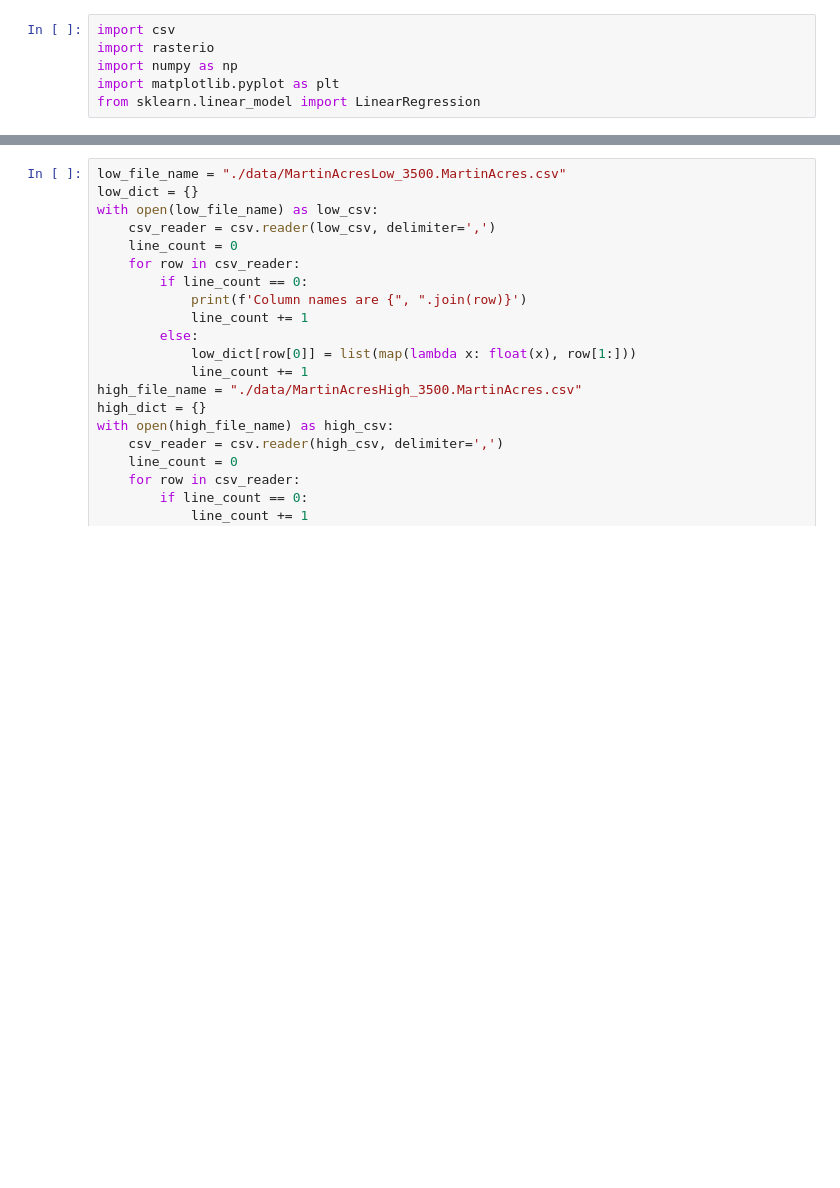
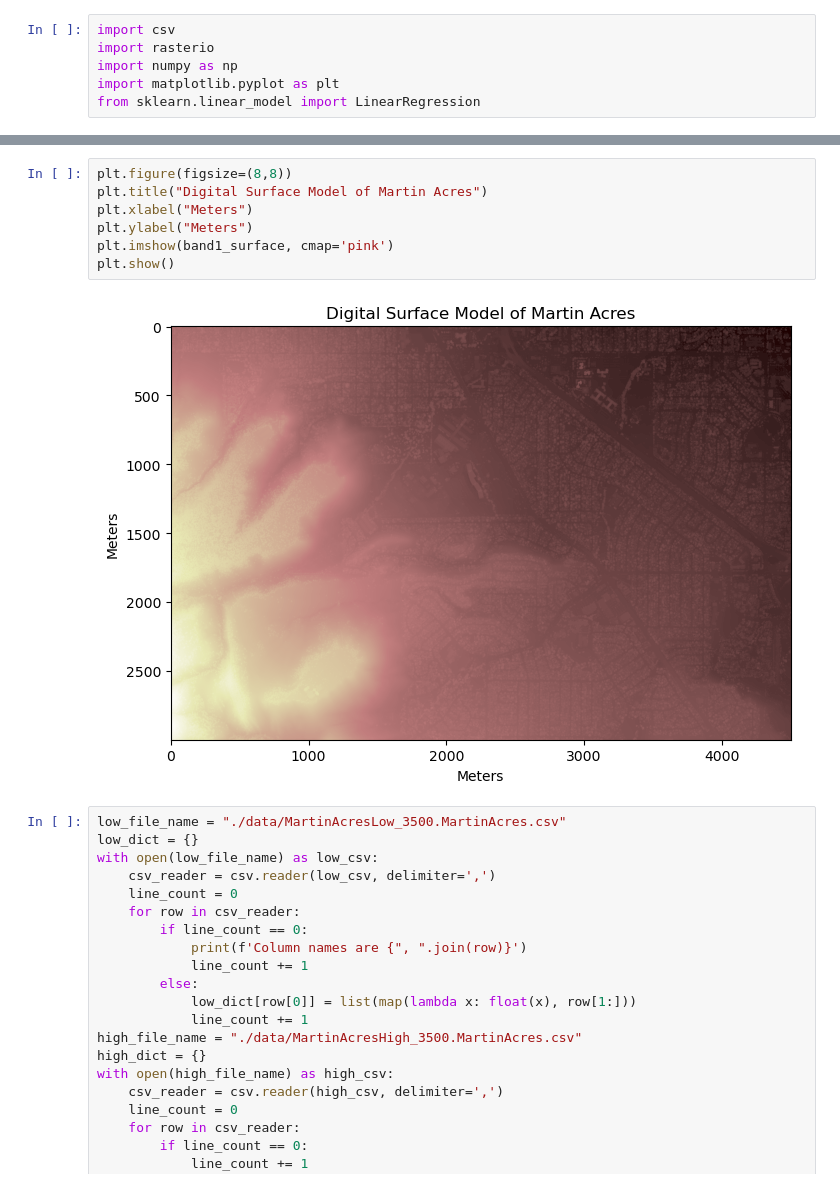
Before and after one commit to ISART-2024-tutorial/course-materials, a Jupyter notebook: Lesson2.ipynb, the cells around one changed output, grey strips where cells are left out. Drawn from its saved outputs; the diff is of its cells as text; blank space fills up the shorter version.

```diff
--- a/Lesson2.ipynb
+++ b/Lesson2.ipynb
@@ -7,3 +50,12 @@ from sklearn.linear_model import LinearRegression
+# %%
+plt.figure(figsize=(8,8))
+plt.title("Digital Surface Model of Martin Acres")
+plt.xlabel("Meters")
+plt.ylabel("Meters")
+plt.imshow(band1_surface, cmap='pink')
+plt.show()
+# %% [output]
+[figure, added]
 # %%
 low_file_name = "./data/MartinAcresLow_3500.MartinAcres.csv"
 low_dict = {}
```
Also changed, not shown: parts of 6 cells of this notebook, 1 other file.
